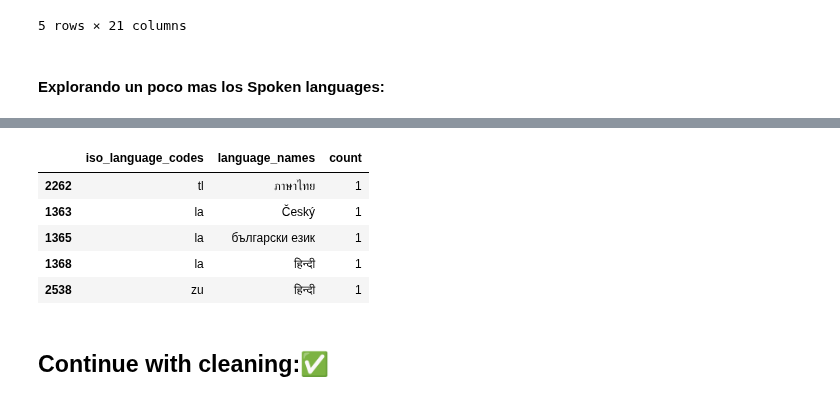
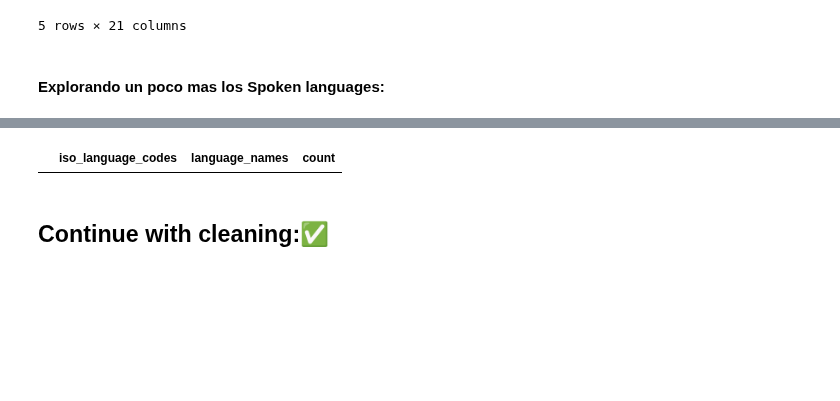
Before and after one commit to Lucaramallo/PI1_MLOps_Sistema_de_Recomendacion_Movies_ML, a Jupyter notebook: ETLs/ETL Movies/1_ETL_Movies_limpieza.ipynb, the cells around one changed output, grey strips where cells are left out. Cells and saved outputs as stored; diff of their text form; code cells hidden in the pictures; blank space fills up the shorter version.

```diff
--- a/ETLs/ETL Movies/1_ETL_Movies_limpieza.ipynb
+++ b/ETLs/ETL Movies/1_ETL_Movies_limpieza.ipynb
@@ -763,12 +778,7 @@ print(result)
 # %%
-result.tail(5)
+# result.tail(5)
 # %% [output]
 |  | iso_language_codes | language_names | count |
-| 2262 | tl | ภาษาไทย | 1 |
-| 1363 | la | Český | 1 |
-| 1365 | la | български език | 1 |
-| 1368 | la | हिन्दी | 1 |
-| 2538 | zu | हिन्दी | 1 |
 # %% [markdown]
 ## Continue with cleaning:✅
 # %%
```
Also changed, not shown: parts of 25 cells of this notebook, 4 other files.
